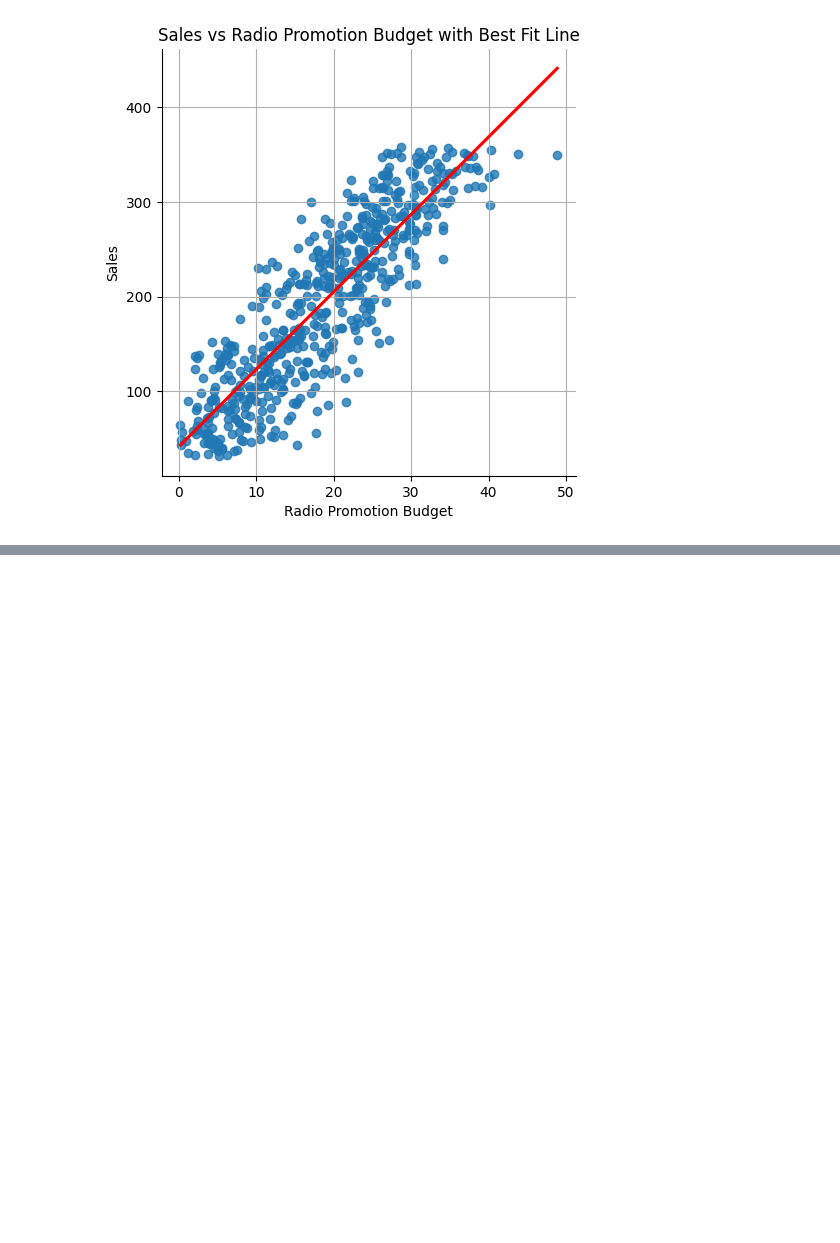
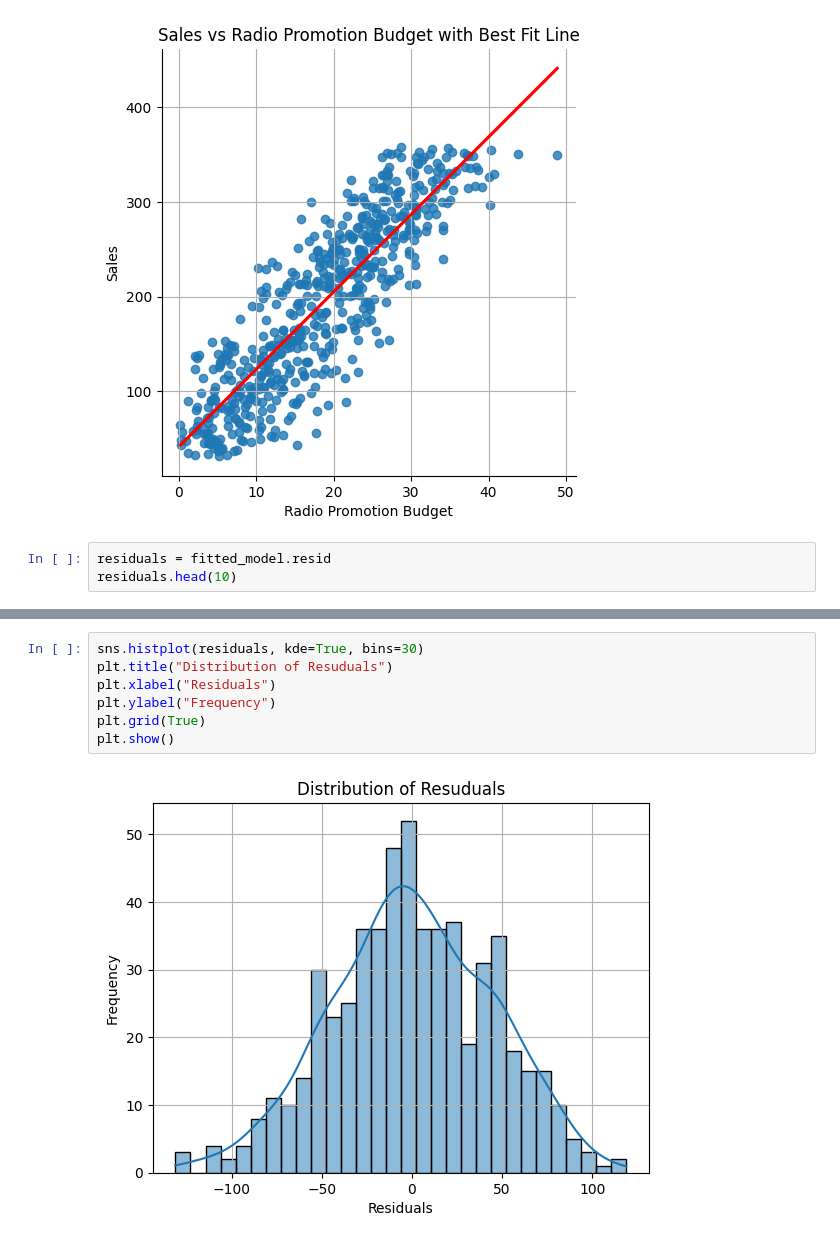
Before and after one commit to MD-khan/advanced_google_data_analysis, a Jupyter notebook: notebooks/02_simple_lnear_regression.ipynb, the cells around one changed output, grey strips where cells are left out. Saved outputs shown, nothing was run; the diff lists cells and outputs as text; blank space fills up the shorter version.

```diff
--- a/notebooks/02_simple_lnear_regression.ipynb
+++ b/notebooks/02_simple_lnear_regression.ipynb
@@ -177,3 +177,6 @@ plt.grid(True)
 plt.show()
 # %% [output]
 [figure]
+# %%
+residuals = fitted_model.resid
+residuals.head(10)
@@ -179,0 +195,9 @@ plt.show()
+# %%
+sns.histplot(residuals, kde=True, bins=30)
+plt.title("Distribution of Resuduals")
+plt.xlabel("Residuals")
+plt.ylabel("Frequency")
+plt.grid(True)
+plt.show()
+# %% [output]
+[figure, added]
```
Also changed, not shown: parts of 6 cells of this notebook, 2 other files.
